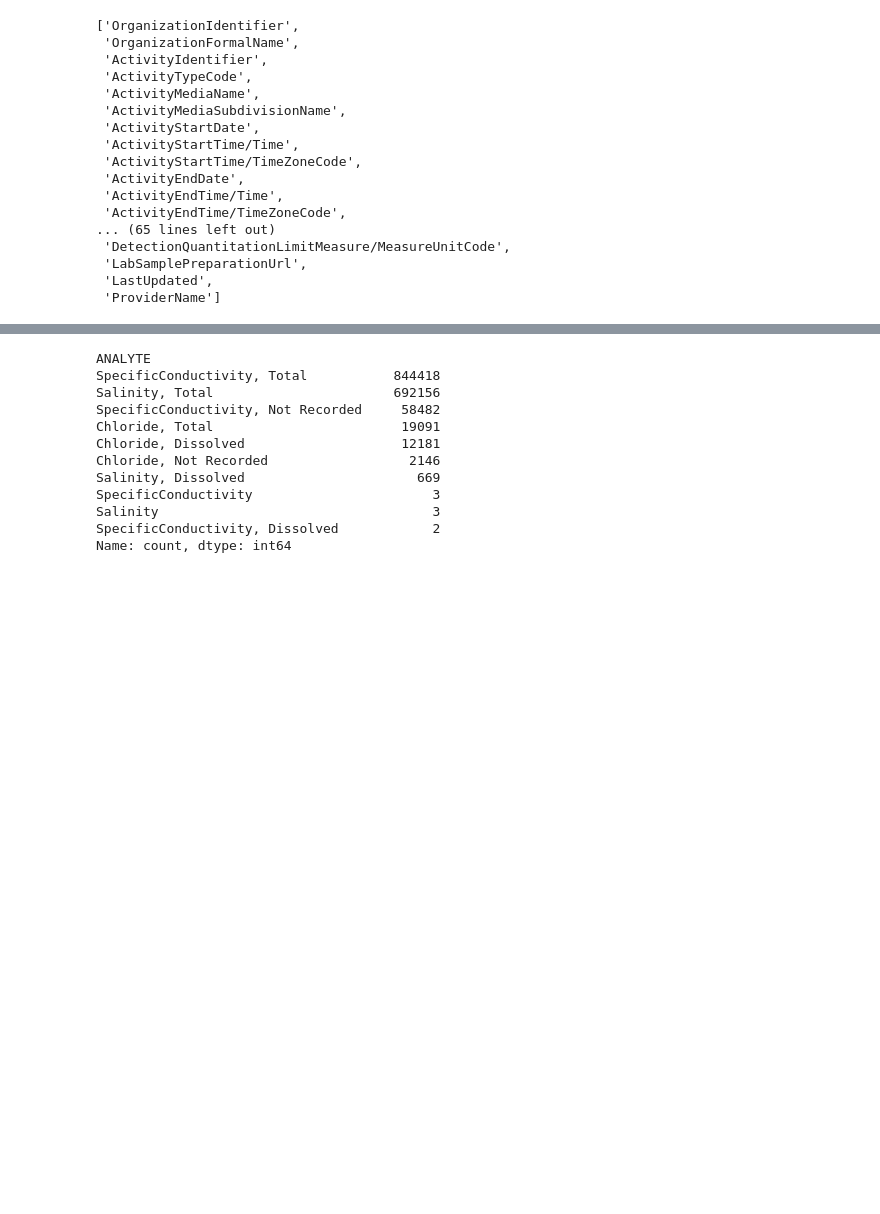
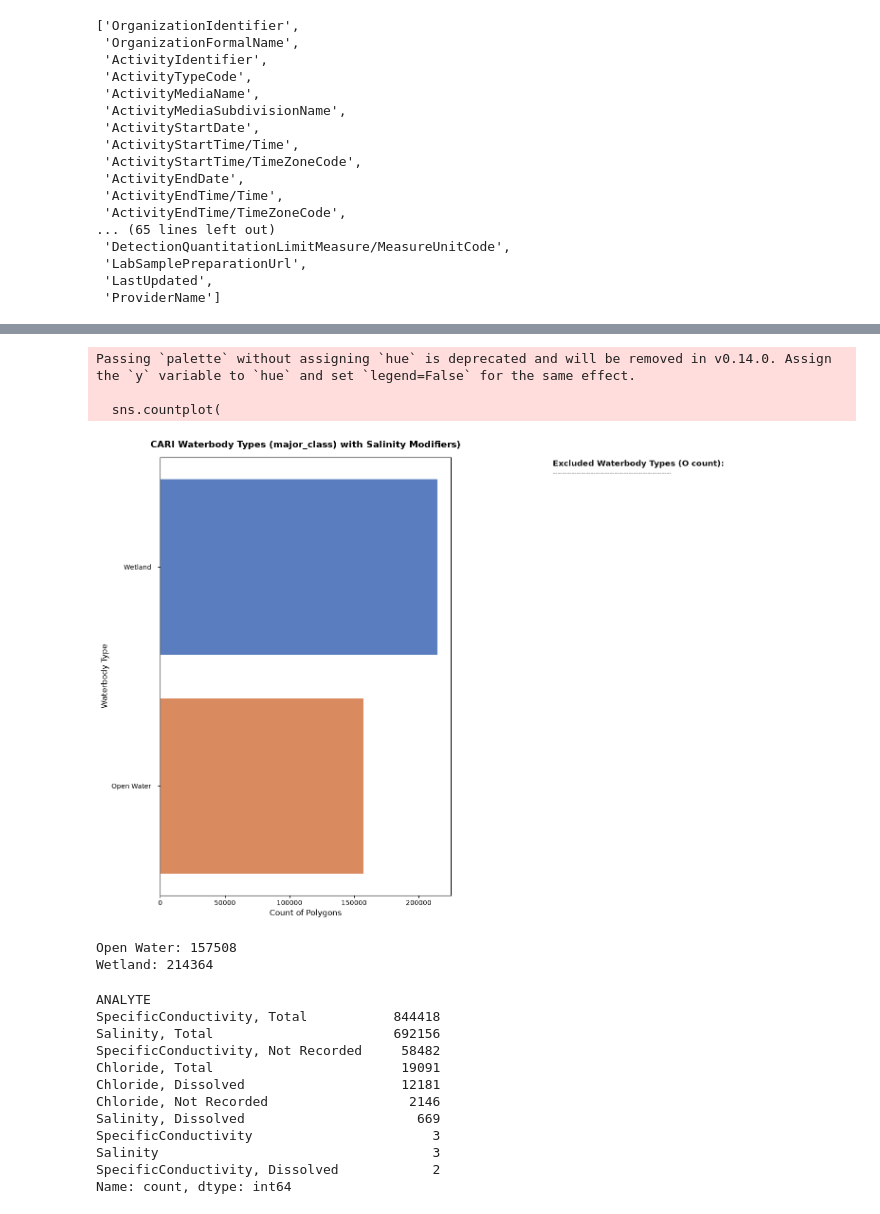
Before and after one commit to shordyk/safetoswim-waterbodies, a Jupyter notebook: src/01_explore_raw.ipynb, the cells around one changed output, grey strips where cells are left out. Drawn from its saved outputs; the diff is of its cells as text; code cells hidden in the pictures; blank space fills up the shorter version.

```diff
--- a/src/01_explore_raw.ipynb
+++ b/src/01_explore_raw.ipynb
@@ -59,3 +259,31 @@ gdf_cari.head()
+# %%
+#Distribution of Waterbody types in CARI with Salinity Modifiers
+# Distribution of CARI waterbody types with salinity modifiers, only major class
+
+type_col = 'major_class'
+
+#Print count in cari_S
+# %% [output]
+Passing `palette` without assigning `hue` is deprecated and will be removed in v0.14.0. Assign the `y` variable to `hue` and set `legend=False` for the same effect.
+
+  sns.countplot(
+[figure, added]
+# %%
+counts = (
+    cari_sal[cari_sal["major_class"].isin(["Open Water", "Wetland"])]
+    ["major_class"]
+    .value_counts()
+    .reindex(["Open Water", "Wetland"], fill_value=0)
+)
+
+open_water_count = counts["Open Water"]
+wetland_count = counts["Wetland"]
+
+print(f"Open Water: {open_water_count}")
+print(f"Wetland: {wetland_count}")
+# %% [output]
+Open Water: 157508
+Wetland: 214364
 # %%
 df_ceden['ANALYTE'].value_counts()
 # %% [output]
```
Also changed, not shown: parts of 13 cells of this notebook.
